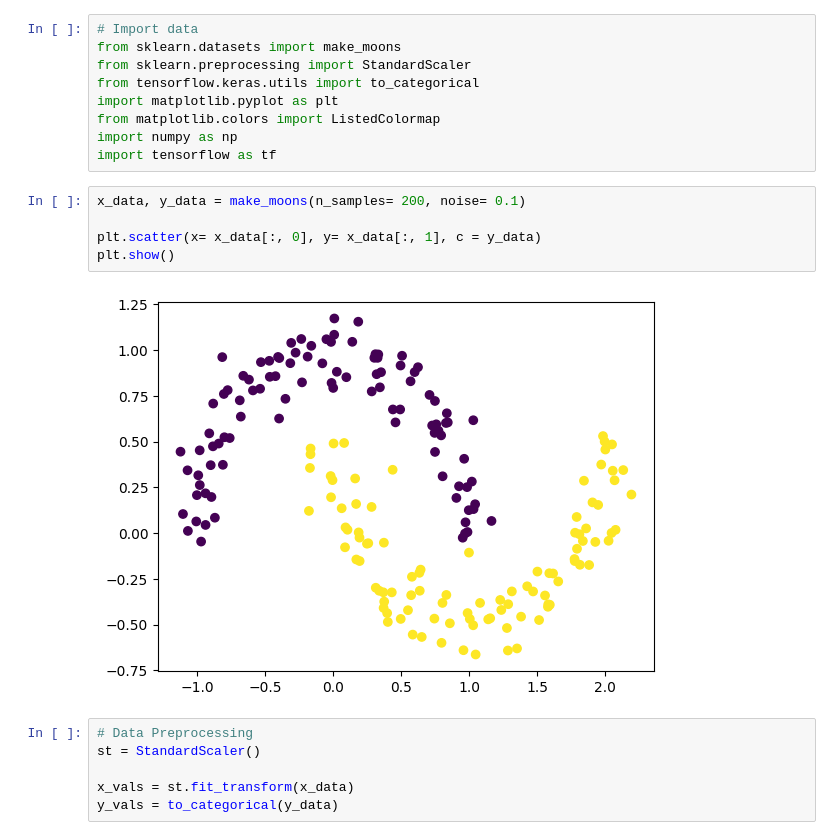
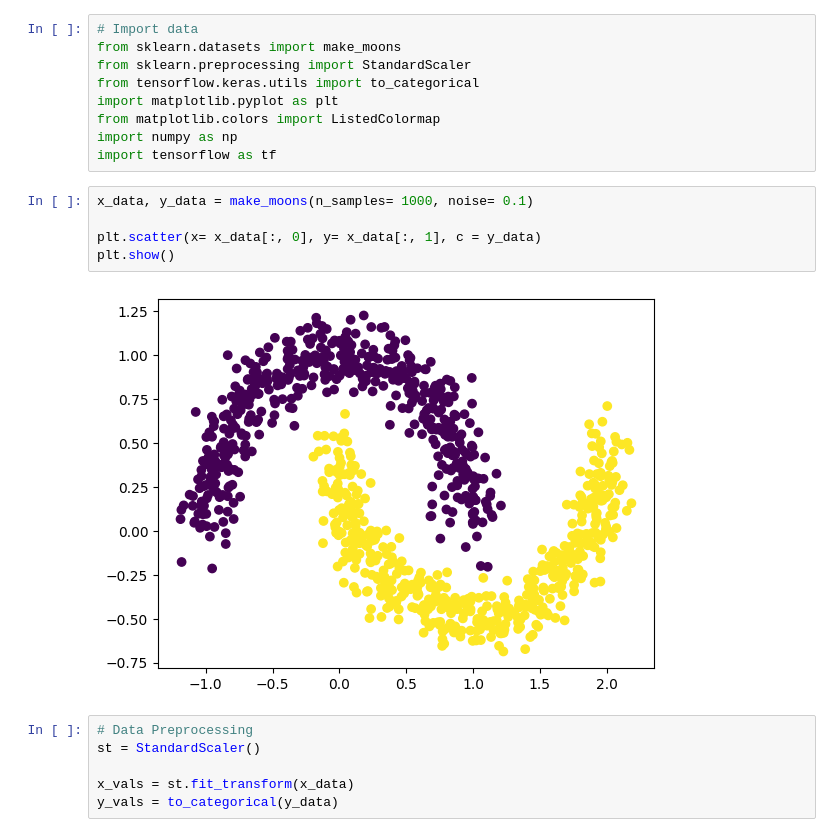
Before and after one commit to GoldNeptuno07/Projects, a Jupyter notebook: Deep Learning/Keras Implementation/neural-network.ipynb, the cells around one changed output. Saved outputs shown, nothing was run; the diff lists cells and outputs as text.

```diff
--- a/Deep Learning/Keras Implementation/neural-network.ipynb
+++ b/Deep Learning/Keras Implementation/neural-network.ipynb
@@ -17,12 +17,12 @@ from matplotlib.colors import ListedColormap
 import numpy as np
 import tensorflow as tf
 # %%
-x_data, y_data = make_moons(n_samples= 200, noise= 0.1)
+x_data, y_data = make_moons(n_samples= 1000, noise= 0.1)
 
 plt.scatter(x= x_data[:, 0], y= x_data[:, 1], c = y_data)
 plt.show()
 # %% [output]
-[figure, old version]
+[figure, new version]
 # %%
 # Data Preprocessing
 st = StandardScaler()
```
Also changed, not shown: parts of 2 cells of this notebook, 1 other file.
